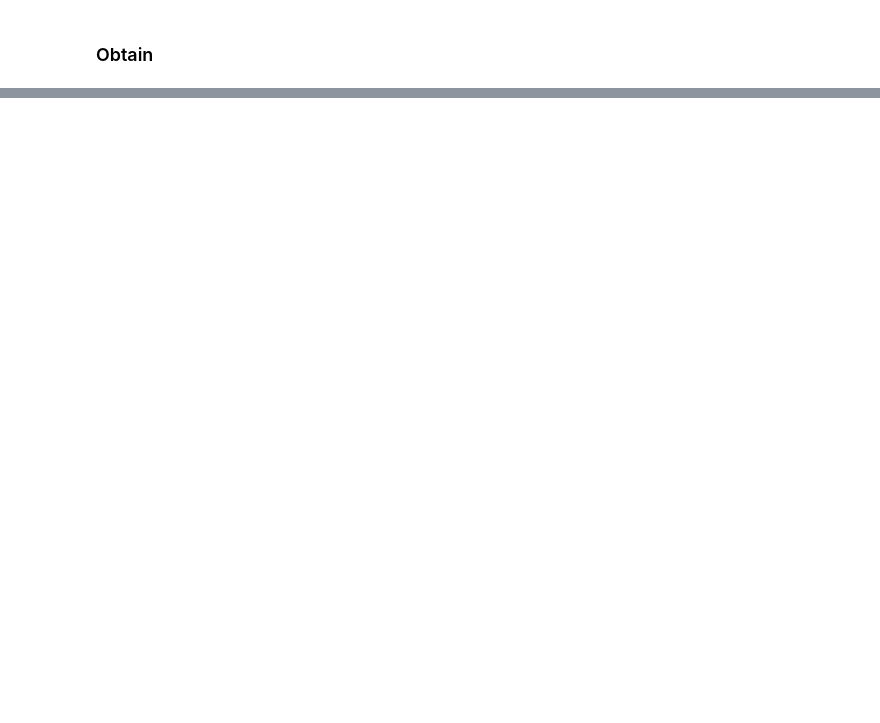
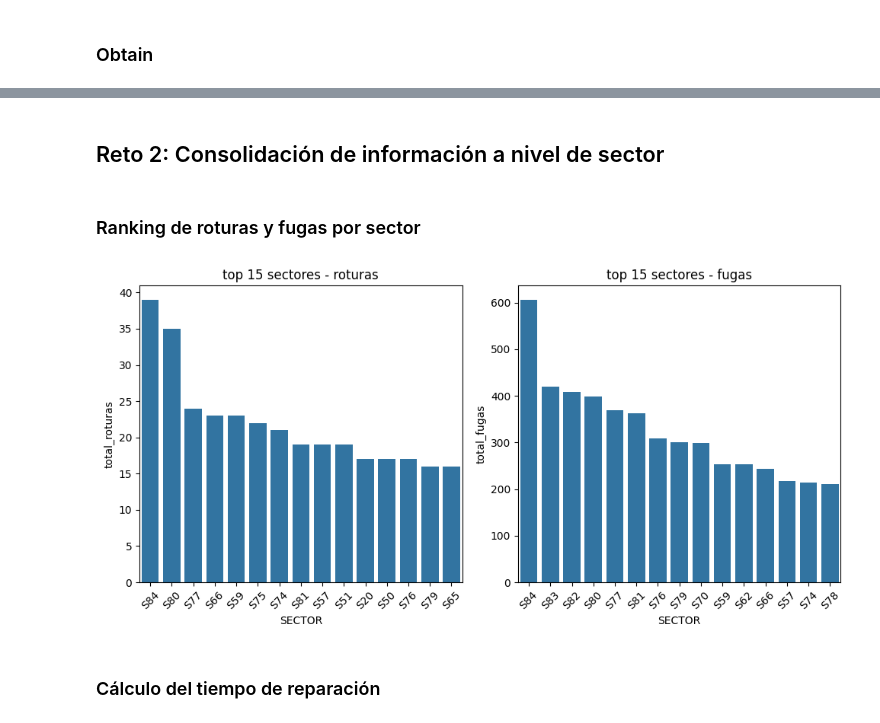
Before and after one commit to khar20/datathon-sunass, a Jupyter notebook: main.ipynb, the cells around one changed output, grey strips where cells are left out. Drawn from its saved outputs; the diff is of its cells as text; code cells hidden in the pictures; blank space fills up the shorter version.

```diff
--- a/main.ipynb
+++ b/main.ipynb
@@ -283,0 +74,22 @@ shape: (73, 3)
+# %% [markdown]
+## Reto 2: Consolidación de información a nivel de sector
+# %% [markdown]
+### Ranking de roturas y fugas por sector
+# %%
+rank_prim = df_prim_limpia.group_by('SECTOR').agg(pl.len().alias('total_roturas')).sort('total_roturas', descending=True)
+rank_sec = df_sec_limpia.group_by('SECTOR').agg(pl.len().alias('total_fugas')).sort('total_fugas', descending=True)
+
+# grafico (top 15 sectores)
+fig, axes = plt.subplots(1, 2, figsize=(10, 5))
+sns.barplot(data=rank_prim.head(15).to_pandas(), x='SECTOR', y='total_roturas', ax=axes[0])
+axes[0].set_title('top 15 sectores - roturas')
+axes[0].tick_params(axis='x', rotation=45)
+sns.barplot(data=rank_sec.head(15).to_pandas(), x='SECTOR', y='total_fugas', ax=axes[1])
+axes[1].set_title('top 15 sectores - fugas')
+axes[1].tick_params(axis='x', rotation=45)
+plt.tight_layout()
+plt.show()
+# %% [output]
+[figure, added]
+# %% [markdown]
+### Cálculo del tiempo de reparación
```
Also changed, not shown: parts of 32 cells of this notebook, 2 other files.
